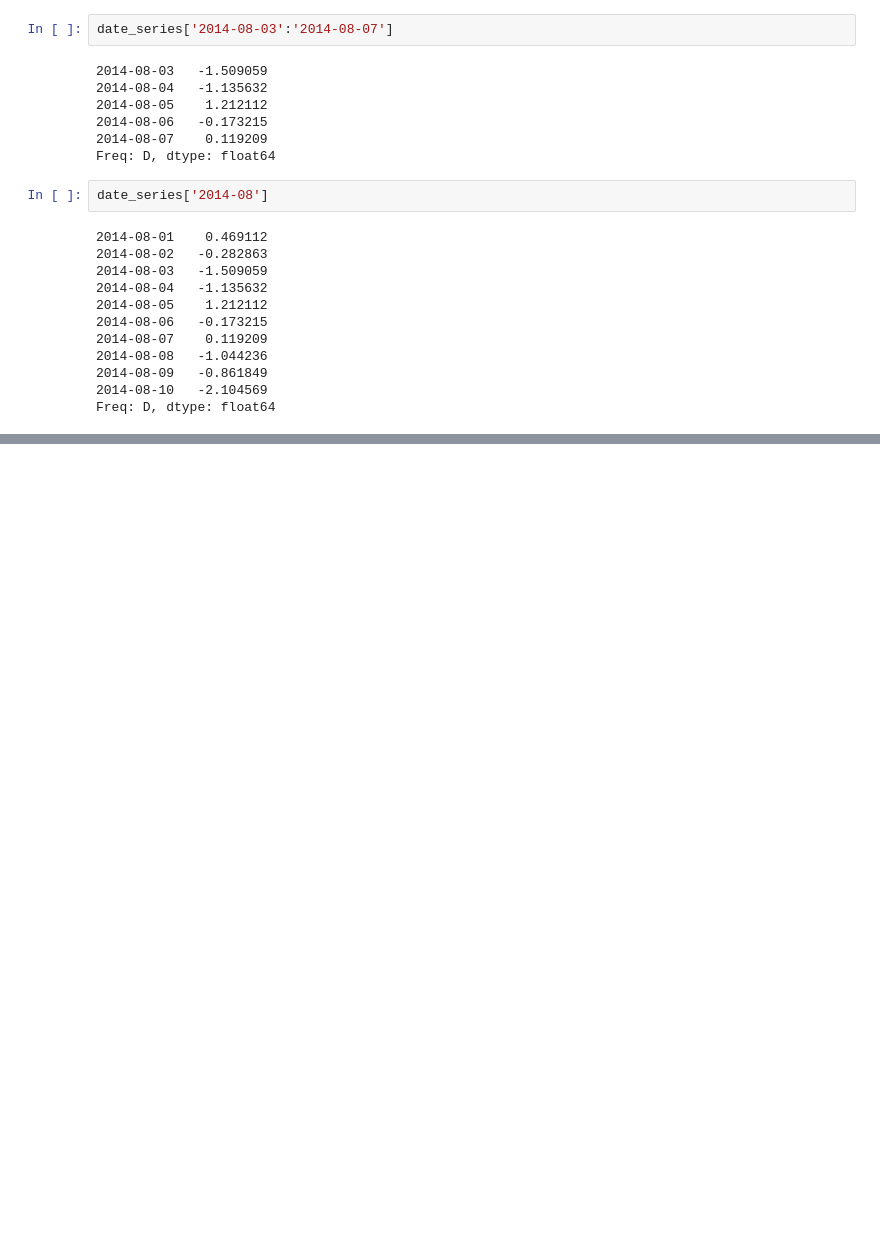
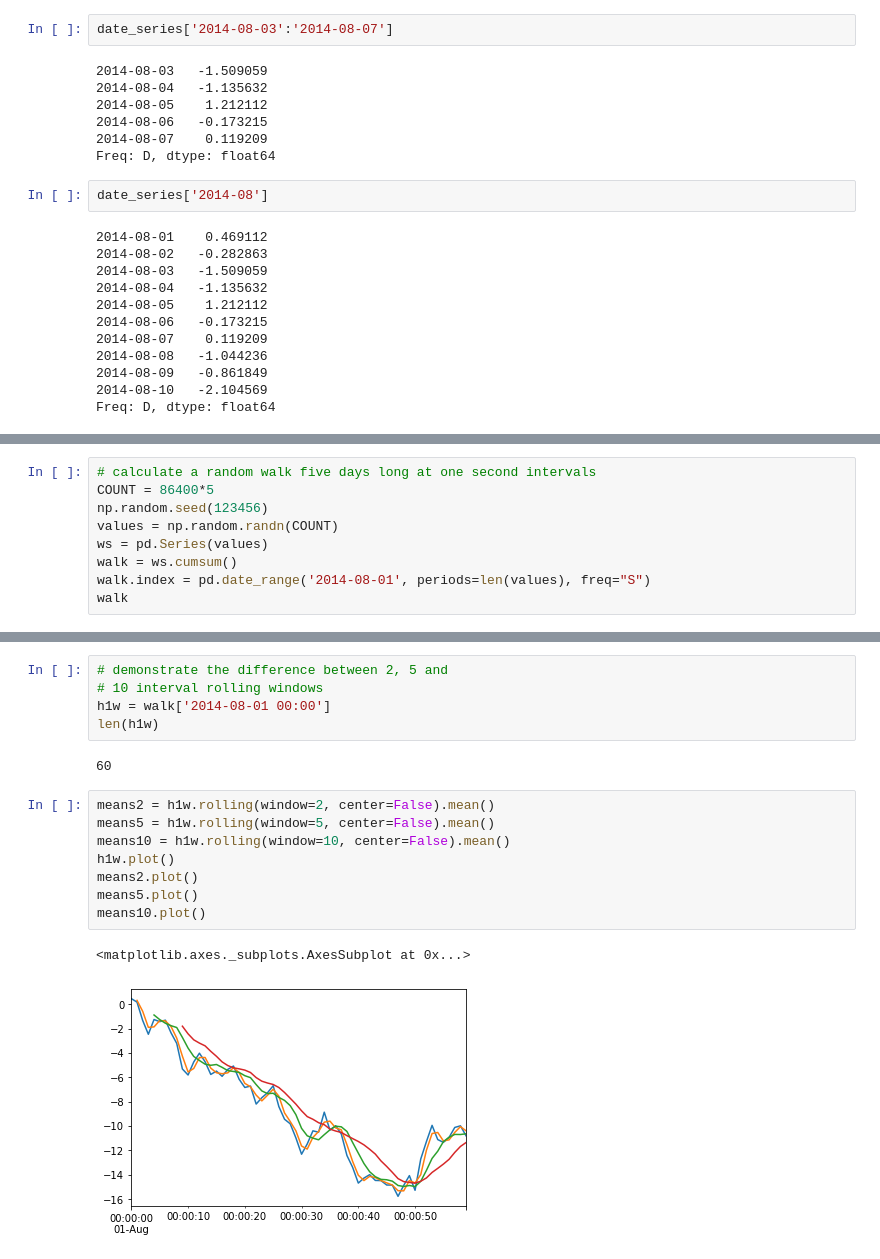
Before and after one commit to derinman/L_Python-Note, a Jupyter notebook: A02-11_Pandas Time Series.ipynb, the cells around one changed output, grey strips where cells are left out. Saved outputs shown, nothing was run; the diff lists cells and outputs as text; blank space fills up the shorter version.

```diff
--- a/A02-11_Pandas Time Series.ipynb
+++ b/A02-11_Pandas Time Series.ipynb
@@ -71,0 +229,9 @@ Freq: D, dtype: float64
+# %%
+# calculate a random walk five days long at one second intervals
+COUNT = 86400*5
+np.random.seed(123456)
+values = np.random.randn(COUNT)
+ws = pd.Series(values)
+walk = ws.cumsum()
+walk.index = pd.date_range('2014-08-01', periods=len(values), freq="S")
+walk
@@ -71,0 +315,18 @@ Freq: D, dtype: float64
+# %%
+# demonstrate the difference between 2, 5 and
+# 10 interval rolling windows
+h1w = walk['2014-08-01 00:00']
+len(h1w)
+# %% [output]
+60
+# %%
+means2 = h1w.rolling(window=2, center=False).mean()
+means5 = h1w.rolling(window=5, center=False).mean()
+means10 = h1w.rolling(window=10, center=False).mean()
+h1w.plot()
+means2.plot()
+means5.plot()
+means10.plot()
+# %% [output]
+<matplotlib.axes._subplots.AxesSubplot at 0x...>
+[figure, added]
```
Also changed, not shown: parts of 24 cells of this notebook.
